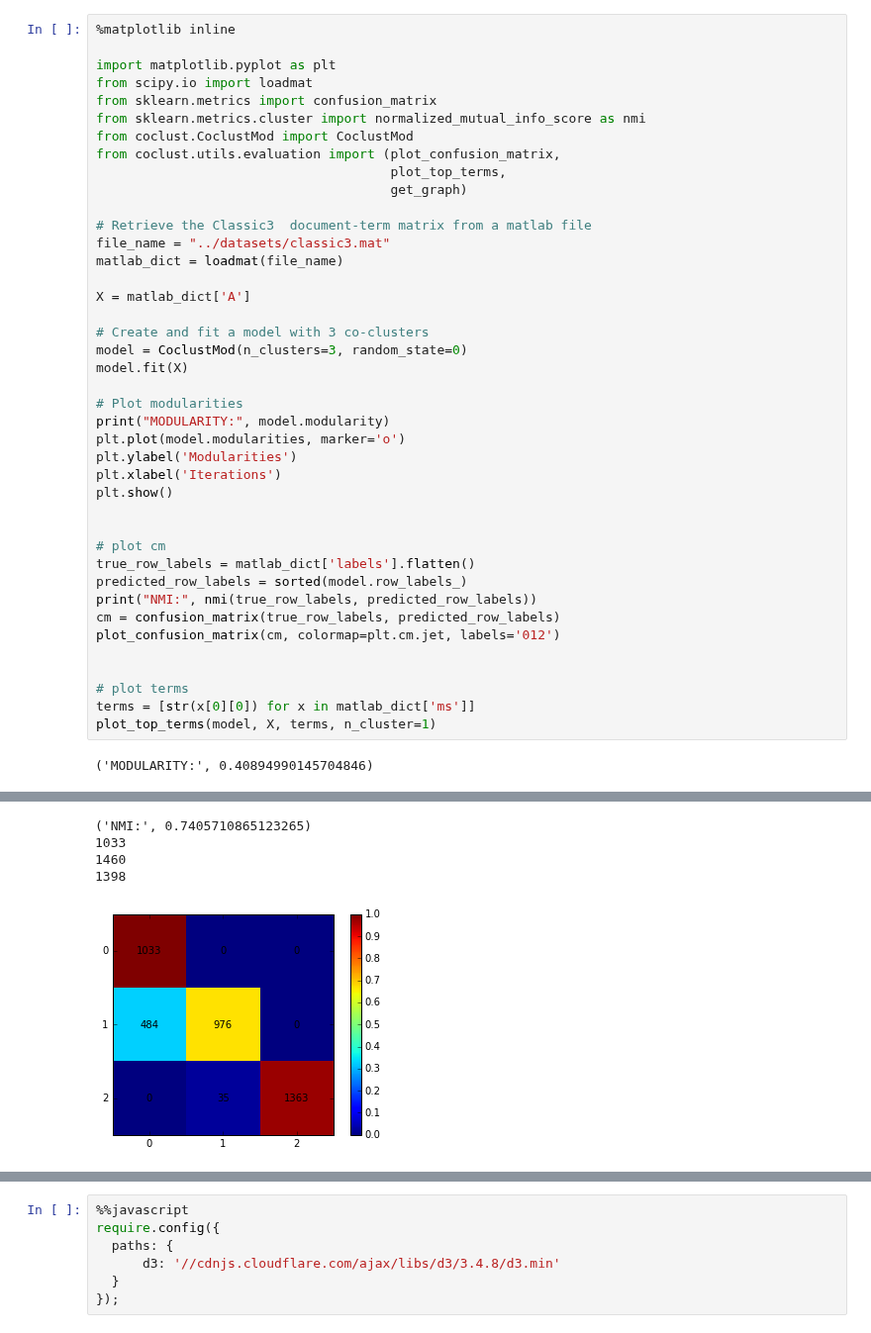
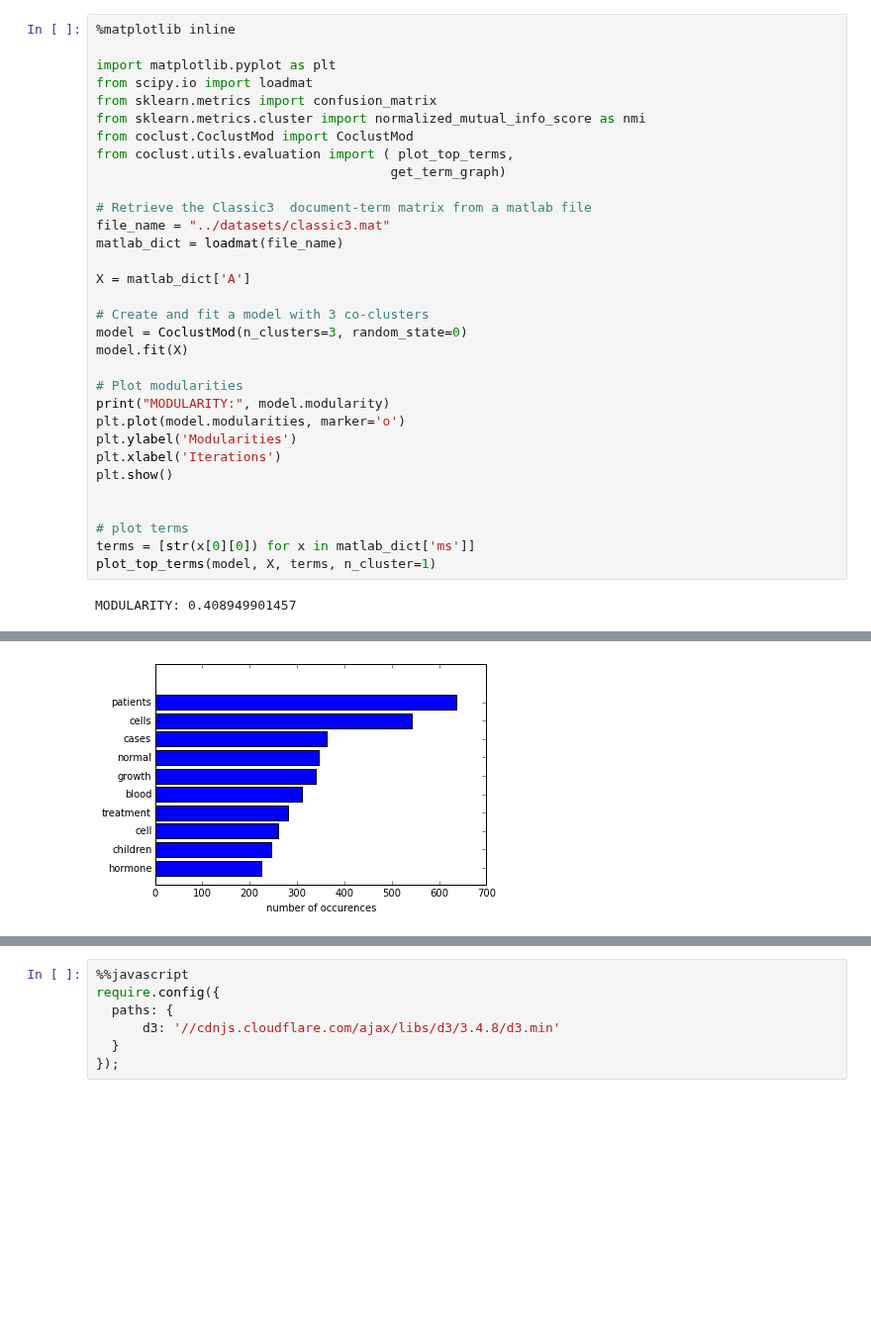
Before and after one commit to franrole/cclust_package, a Jupyter notebook: demo/demo-coclustmod.ipynb, the cells around one changed output, grey strips where cells are left out. Shown at 99% size. Drawn from its saved outputs; the diff is of its cells as text; blank space fills up the shorter version.

Commit message:
New version of coclustmod demo

```diff
--- a/demo/demo-coclustmod.ipynb
+++ b/demo/demo-coclustmod.ipynb
@@ -6,9 +6,8 @@ from scipy.io import loadmat
 from sklearn.metrics import confusion_matrix
 from sklearn.metrics.cluster import normalized_mutual_info_score as nmi
 from coclust.CoclustMod import CoclustMod
-from coclust.utils.evaluation import (plot_confusion_matrix,
-                                      plot_top_terms,
-                                      get_graph)
+from coclust.utils.evaluation import ( plot_top_terms,
+                                      get_term_graph)
 
 # Retrieve the Classic3  document-term matrix from a matlab file
 file_name = "../datasets/classic3.mat"
@@ -28,16 +27,8 @@ plt.xlabel('Iterations')
 plt.show()
 
 
-# plot cm
-true_row_labels = matlab_dict['labels'].flatten()
-predicted_row_labels = sorted(model.row_labels_)
-print("NMI:", nmi(true_row_labels, predicted_row_labels))
-cm = confusion_matrix(true_row_labels, predicted_row_labels)
-plot_confusion_matrix(cm, colormap=plt.cm.jet, labels='012')
-
-
 # plot terms
 terms = [str(x[0][0]) for x in matlab_dict['ms']]
 plot_top_terms(model, X, terms, n_cluster=1)
 # %% [output]
-('MODULARITY:', 0.40894990145704846)
+MODULARITY: 0.408949901457
@@ -45,5 +36 @@ plot_top_terms(model, X, terms, n_cluster=1)
-('NMI:', 0.7405710865123265)
-1033
-1460
-1398
-[figure, old version]
+[figure, new version]
```
Also changed, not shown: parts of 2 cells of this notebook, 1 other file.
